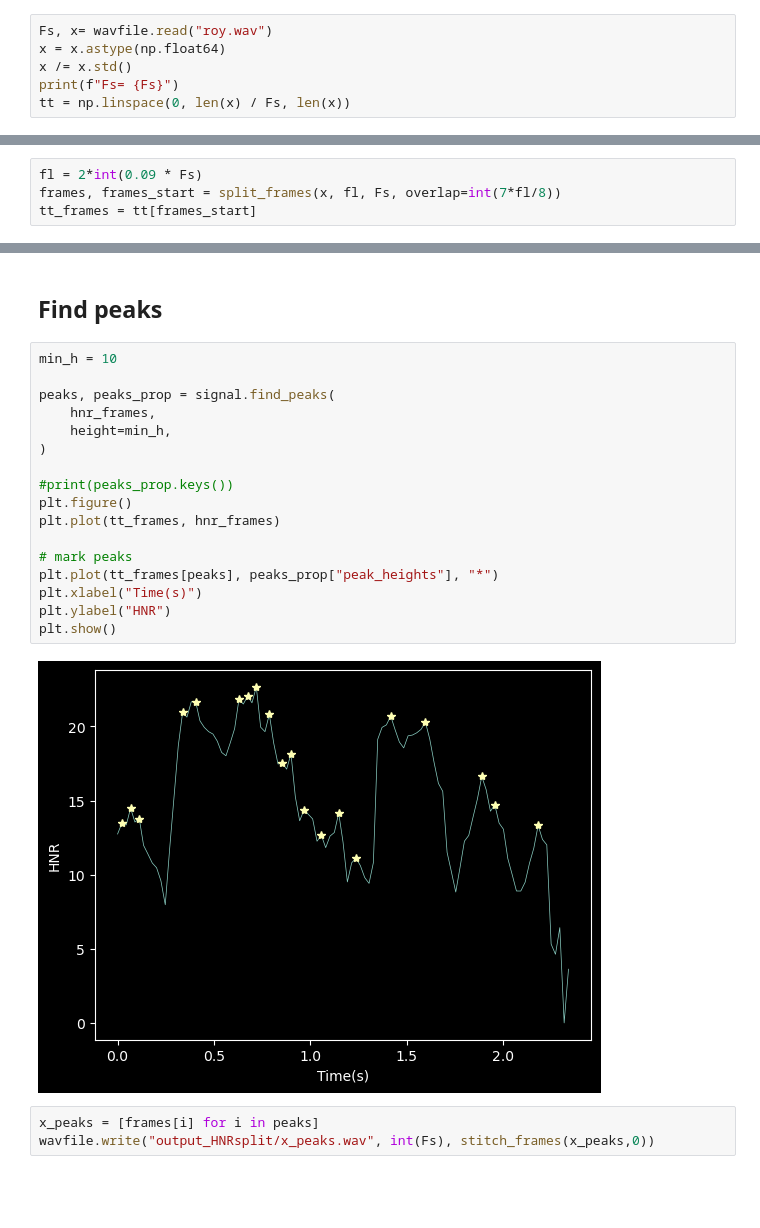
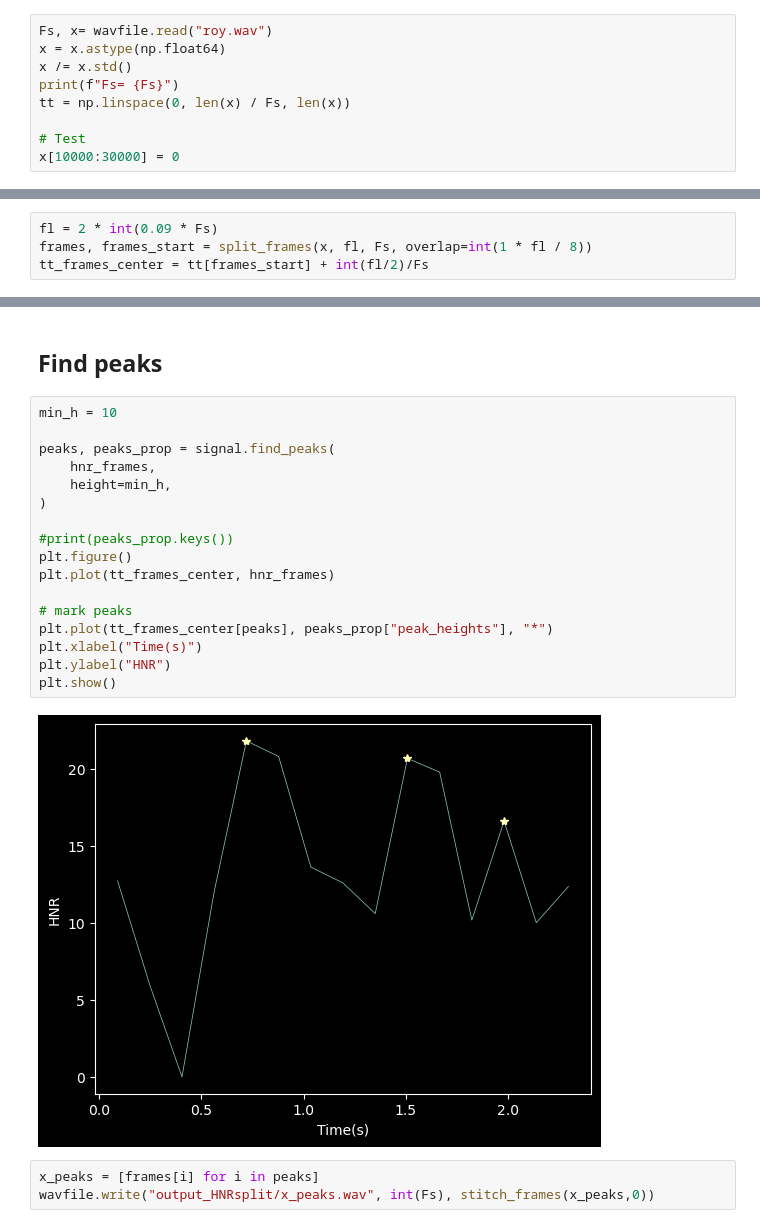
Before and after one commit to TobiasBjork/VowelProject, a Jupyter notebook: test_HNR_split.ipynb, the cells around one changed output, grey strips where cells are left out. Saved outputs shown, nothing was run; the diff lists cells and outputs as text; blank space fills up the shorter version.

```diff
--- a/test_HNR_split.ipynb
+++ b/test_HNR_split.ipynb
@@ -21,12 +21,15 @@ x = x.astype(np.float64)
 x /= x.std()
 print(f"Fs= {Fs}")
 tt = np.linspace(0, len(x) / Fs, len(x))
+
+# Test
+x[10000:30000] = 0
 # %% [output]
 Fs= 48000
 # %%
-fl = 2*int(0.09 * Fs)
-frames, frames_start = split_frames(x, fl, Fs, overlap=int(7*fl/8))
-tt_frames = tt[frames_start]
+fl = 2 * int(0.09 * Fs)
+frames, frames_start = split_frames(x, fl, Fs, overlap=int(1 * fl / 8))
+tt_frames_center = tt[frames_start] + int(fl/2)/Fs
 # %% [output]
 frame length    : 8640 samples
 frame length    : 0.18 seconds
@@ -62,22 +65,22 @@ wavfile.write("output_HNRsplit/x_sorted.wav", int(Fs), stitch_frames(x_sorted,0)
 # %%
 min_h = 10
 
 peaks, peaks_prop = signal.find_peaks(
     hnr_frames,
     height=min_h,
 )
 
 #print(peaks_prop.keys())
 plt.figure()
-plt.plot(tt_frames, hnr_frames)
+plt.plot(tt_frames_center, hnr_frames)
 
 # mark peaks
-plt.plot(tt_frames[peaks], peaks_prop["peak_heights"], "*")
+plt.plot(tt_frames_center[peaks], peaks_prop["peak_heights"], "*")
 plt.xlabel("Time(s)")
 plt.ylabel("HNR")
 plt.show()
 # %% [output]
-[figure, old version]
+[figure, new version]
 # %%
 x_peaks = [frames[i] for i in peaks]
 wavfile.write("output_HNRsplit/x_peaks.wav", int(Fs), stitch_frames(x_peaks,0))
```
Also changed, not shown: parts of 2 cells of this notebook, 2 other files.
